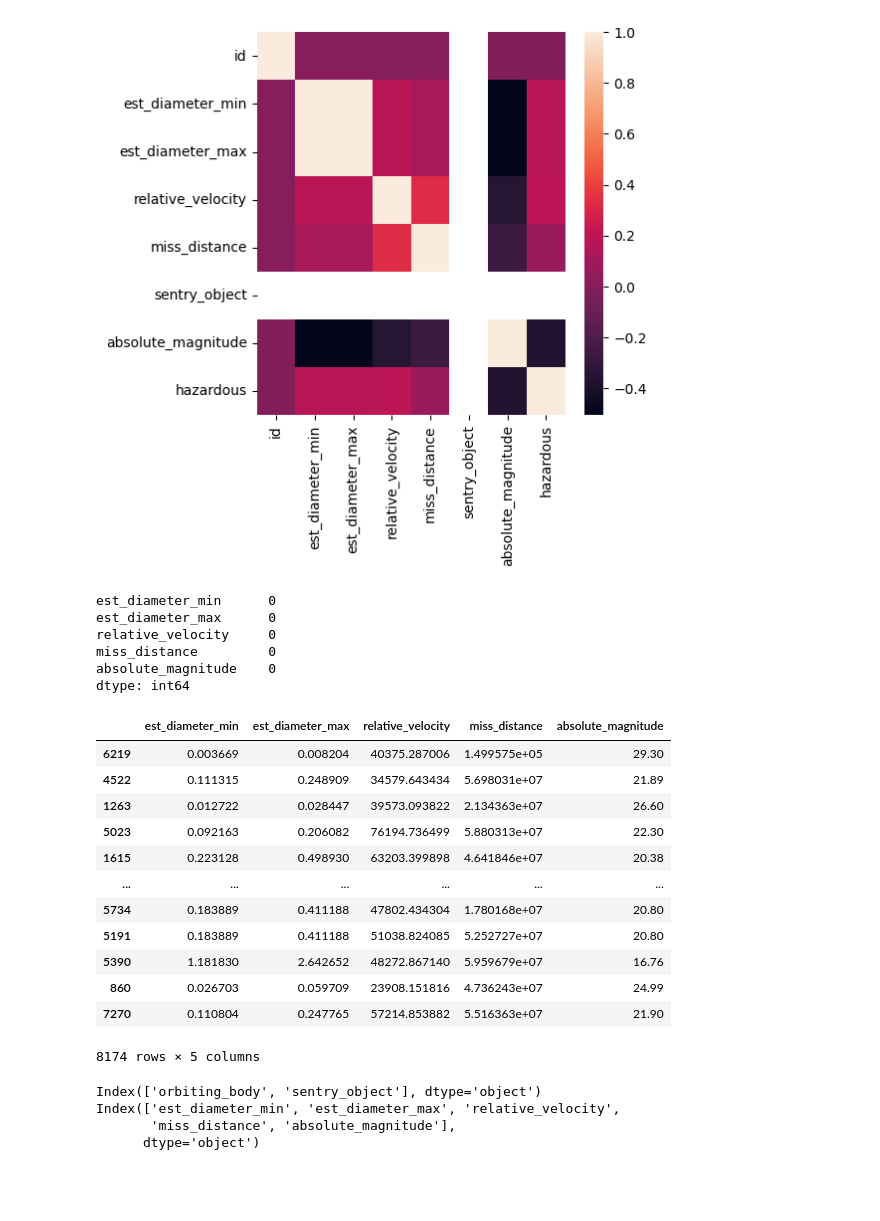
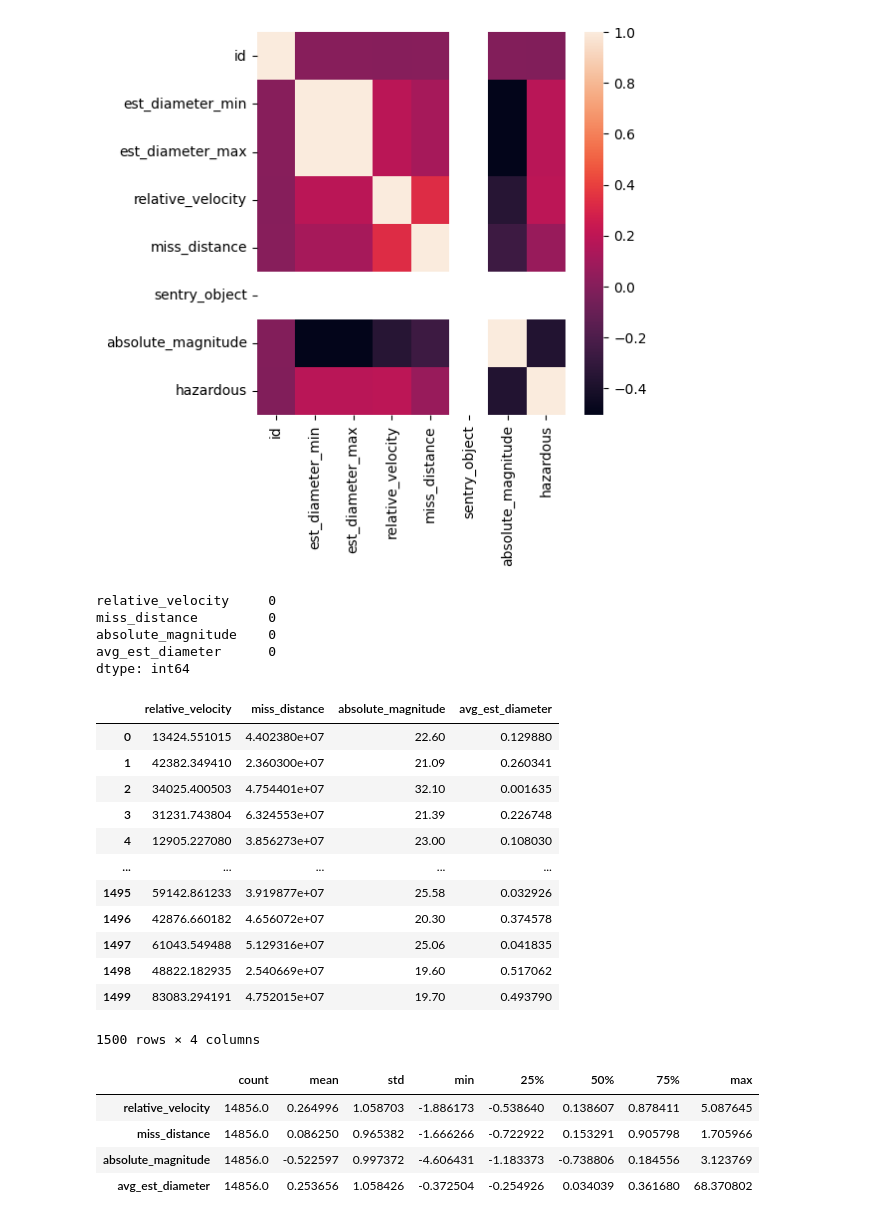
Before and after one commit to acse-ra922/evaluation-of-ensemble-methods-for-binary-classification, a Jupyter notebook: data_processing_pipeline/Untitled.ipynb, the cells around one changed output. Saved outputs shown, nothing was run; the diff lists cells and outputs as text; code cells hidden in the pictures; blank space fills up the shorter version.

```diff
--- a/data_processing_pipeline/Untitled.ipynb
+++ b/data_processing_pipeline/Untitled.ipynb
@@ -123,50 +126,64 @@ fig, ax = plt.subplots(1,1,figsize=(5,5))
 sns.heatmap(data=data.corr(), ax=ax);
 # %% [output]
 [figure]
+# %%
+data['avg_est_diameter'] = (data['est_diameter_min'] + data['est_diameter_max']) / 2
+data = data.drop(columns=['est_diameter_min', 'est_diameter_max'])
 # %%
 y = data['hazardous']
 X = data.drop(columns = ['hazardous','name', 'id','orbiting_body', 'sentry_object',])
 # %%
-unknown_obj_data = unknown_objects.drop(columns = ['name','id','orbiting_body', 'sentry_object',])
-unknown_obj_data.isnull().sum()
+unknown_obj_data=unknown_objects
+unknown_obj_data['avg_est_diameter'] = (unknown_obj_data['est_diameter_min'] + unknown_obj_data['est_diameter_max']) / 2
+unknown_obj_data = unknown_objects.drop(columns = ['est_diameter_min', 'est_diameter_max','name','id','orbiting_body', 'sentry_object'])
+print(unknown_obj_data.isnull().sum())
+unknown_obj_data
 # %% [output]
-est_diameter_min      0
-est_diameter_max      0
 relative_velocity     0
 miss_distance         0
 absolute_magnitude    0
+avg_est_diameter      0
 dtype: int64
+|  | relative_velocity | miss_distance | absolute_magnitude | avg_est_diameter |
+| 0 | 13424.551015 | 4.402380e+07 | 22.60 | 0.129880 |
+| 1 | 42382.349410 | 2.360300e+07 | 21.09 | 0.260341 |
+| 2 | 34025.400503 | 4.754401e+07 | 32.10 | 0.001635 |
+| 3 | 31231.743804 | 6.324553e+07 | 21.39 | 0.226748 |
+| 4 | 12905.227080 | 3.856273e+07 | 23.00 | 0.108030 |
+| ... | ... | ... | ... | ... |
+| 1495 | 59142.861233 | 3.919877e+07 | 25.58 | 0.032926 |
+| 1496 | 42876.660182 | 4.656072e+07 | 20.30 | 0.374578 |
+| 1497 | 61043.549488 | 5.129316e+07 | 25.06 | 0.041835 |
+| 1498 | 48822.182935 | 2.540669e+07 | 19.60 | 0.517062 |
+| 1499 | 83083.294191 | 4.752015e+07 | 19.70 | 0.493790 |
+1500 rows × 4 columns
 # %%
 from sklearn.model_selection import train_test_split
 from sklearn.preprocessing import LabelEncoder
+from sklearn.preprocessing import StandardScaler
 
 encoder = LabelEncoder()
 y = encoder.fit_transform(y)
 
+scaler = StandardScaler()
+X_scaled = scaler.fit_transform(X)
+X = pd.DataFrame(X_scaled, columns=X.columns)
+
 X_train, X_test, y_train, y_test = train_test_split(X,y, test_size=0.2,random_state=42)
 # %%
 X_train, X_valid, y_train, y_valid = train_test_split(X,y, test_size=0.1,random_state=42)
+# %%
+#Since the majority of the 'hazardous' values are 'False', our dataset has a class imbalance problem.
+#An imbalanced dataset can lead to poor model performance, as the model might be biased towards the
+#majority class. To address this, we use SMOTE (Synthetic Minority Over-sampling Technique) to generate synthetic samples.
+from imblearn.over_sampling import SMOTE
+smote = SMOTE(random_state=42)
+X_train, y_train = smote.fit_resample(X_train, y_train)
 # %%
-X_train
+X_train.describe().T
 # %% [output]
-|  | est_diameter_min | est_diameter_max | relative_velocity | miss_distance | absolute_magnitude |
-| 6219 | 0.003669 | 0.008204 | 40375.287006 | 1.499575e+05 | 29.30 |
-| 4522 | 0.111315 | 0.248909 | 34579.643434 | 5.698031e+07 | 21.89 |
-| 1263 | 0.012722 | 0.028447 | 39573.093822 | 2.134363e+07 | 26.60 |
-| 5023 | 0.092163 | 0.206082 | 76194.736499 | 5.880313e+07 | 22.30 |
-| 1615 | 0.223128 | 0.498930 | 63203.399898 | 4.641846e+07 | 20.38 |
-| ... | ... | ... | ... | ... | ... |
-| 5734 | 0.183889 | 0.411188 | 47802.434304 | 1.780168e+07 | 20.80 |
-| 5191 | 0.183889 | 0.411188 | 51038.824085 | 5.252727e+07 | 20.80 |
-| 5390 | 1.181830 | 2.642652 | 48272.867140 | 5.959679e+07 | 16.76 |
-| 860 | 0.026703 | 0.059709 | 23908.151816 | 4.736243e+07 | 24.99 |
-| 7270 | 0.110804 | 0.247765 | 57214.853882 | 5.516363e+07 | 21.90 |
+|  | count | mean | std | min | 25% | 50% | 75% | max |
+| relative_velocity | 14856.0 | 0.264996 | 1.058703 | -1.886173 | -0.538640 | 0.138607 | 0.878411 | 5.087645 |
+| miss_distance | 14856.0 | 0.086250 | 0.965382 | -1.666266 | -0.722922 | 0.153291 | 0.905798 | 1.705966 |
+| absolute_magnitude | 14856.0 | -0.522597 | 0.997372 | -4.606431 | -1.183373 | -0.738806 | 0.184556 | 3.123769 |
+| avg_est_diameter | 14856.0 | 0.253656 | 1.058426 | -0.372504 | -0.254926 | 0.034039 | 0.361680 | 68.370802 |
-8174 rows × 5 columns
-# %%
-print(X_train.select_dtypes(exclude=np.number).columns)
-print(X_train.select_dtypes(include=np.number).columns)
-# %% [output]
-Index(['orbiting_body', 'sentry_object'], dtype='object')
-Index(['est_diameter_min', 'est_diameter_max', 'relative_velocity',
-       'miss_distance', 'absolute_magnitude'],
-      dtype='object')
```
Also changed, not shown: parts of 2 cells of this notebook.
